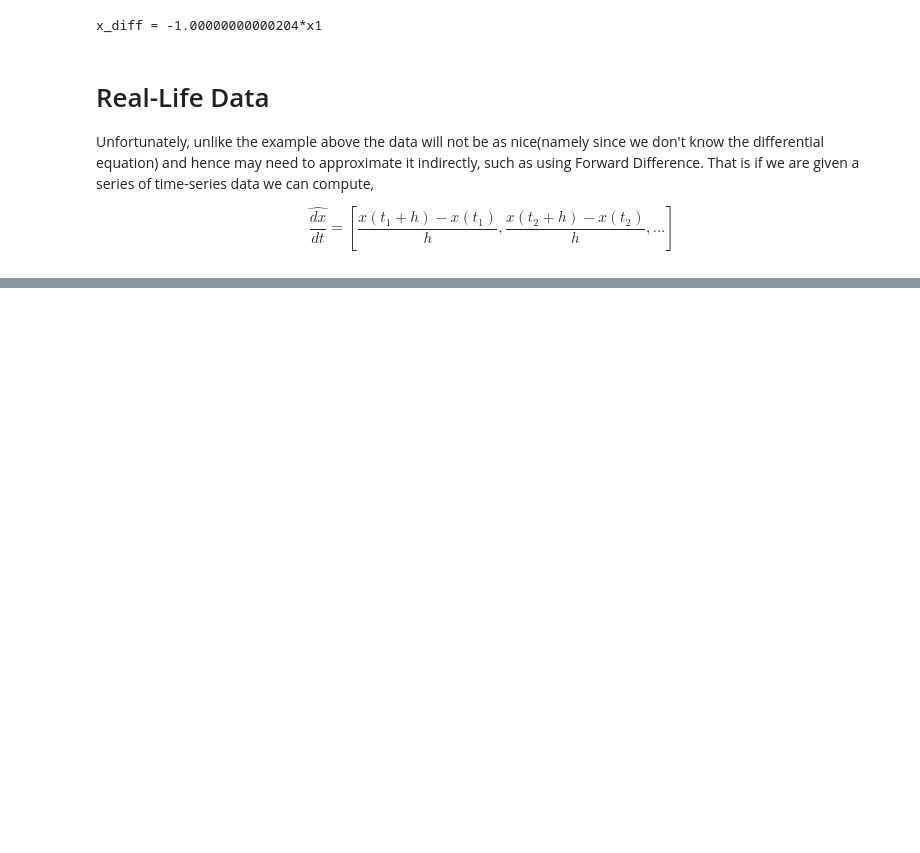
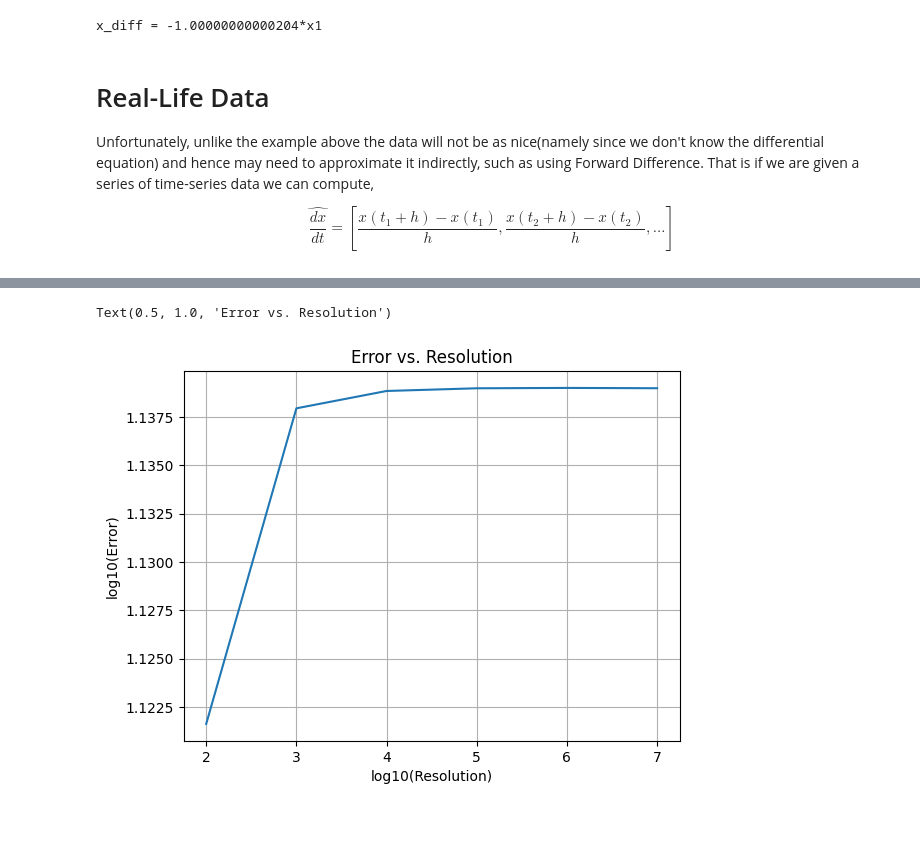
Before and after one commit to Noah-B-Reef/diff-eq-model-learner, a Jupyter notebook: naive.ipynb, the cells around one changed output, grey strips where cells are left out. Cells and saved outputs as stored; diff of their text form; code cells hidden in the pictures; blank space fills up the shorter version.

```diff
--- a/naive.ipynb
+++ b/naive.ipynb
@@ -166,0 +240,61 @@ x_diff = -0.000138441879642616*1 - 0.928236831528657*x1 - 0.0332793653199711*x2
+# %%
+
+resolution = [100,1000,10000,100000,1000000,10000000]
+error = []
+for res in resolution:
+    t = np.linspace(0,10, res) # 0 <= t <= 10
+
+    delta_t = t[1] - t[0] # time step
+
+    x = 10*np.exp(-t) # x = 10e^(-t)
+
+    # add noise to the data
+
+    # randomly select points in data
+    indices = np.random.choice(range(len(t)), 10, replace=False)
+
+    # add noise to the selected points
+    x[indices] = x[indices] + np.random.normal(0, 0.1, len(indices))
+
+
+    # approximate the derivative using forward-difference
+    x_dot = [(x[i+1] - x[i])/delta_t for i in range(len(t)-1)]
+
+    # create basis functions
+    one = np.ones(len(t)-1)
+    x = 10*np.exp(-t[:-1])
+    x_2 = x**2
+    x_3 = x**3
+    x_4 = x**4
+    x_5 = x**5
+
+    # create function matrix F
+    F = np.column_stack((one, x, x_2, x_3, x_4, x_5))
+
+    # solve for the coefficients
+
+
+    # set error threshold
+    epsilon = 1e-5
+
+    # remove values less then the alloted error threshold
+    a[abs(a) < epsilon] = 0
+
+    # print solution
+    one, x1, x2, x3, x4, x5 = sp.symbols('1 x1 x2 x3 x4 x5')
+    F_sym = sp.Matrix([one, x1, x2, x3, x4, x5])
+    a_sym = sp.Matrix(a)
+
+    # print the solution
+    print('x_diff = ' + str((F_sym.T * a_sym)[0]))
+    error.append(np.linalg.norm(np.array([0, -1, 0, 0,0, 0]) - a))
+# plot the error
+
+x = np.log10(resolution)
+y = np.log10(error)
+plt.grid()
+plt.plot(x, y)
+plt.xlabel('log10(Resolution)')
+plt.ylabel('log10(Error)')
+plt.title('Error vs. Resolution')
+# %% [output]
@@ -166,0 +319,4 @@ x_diff = -0.000138441879642616*1 - 0.928236831528657*x1 - 0.0332793653199711*x2
+Text(0.5, 1.0, 'Error vs. Resolution')
+[figure, added]
+# %% [markdown]
+#
```
Also changed, not shown: parts of 4 cells of this notebook.
